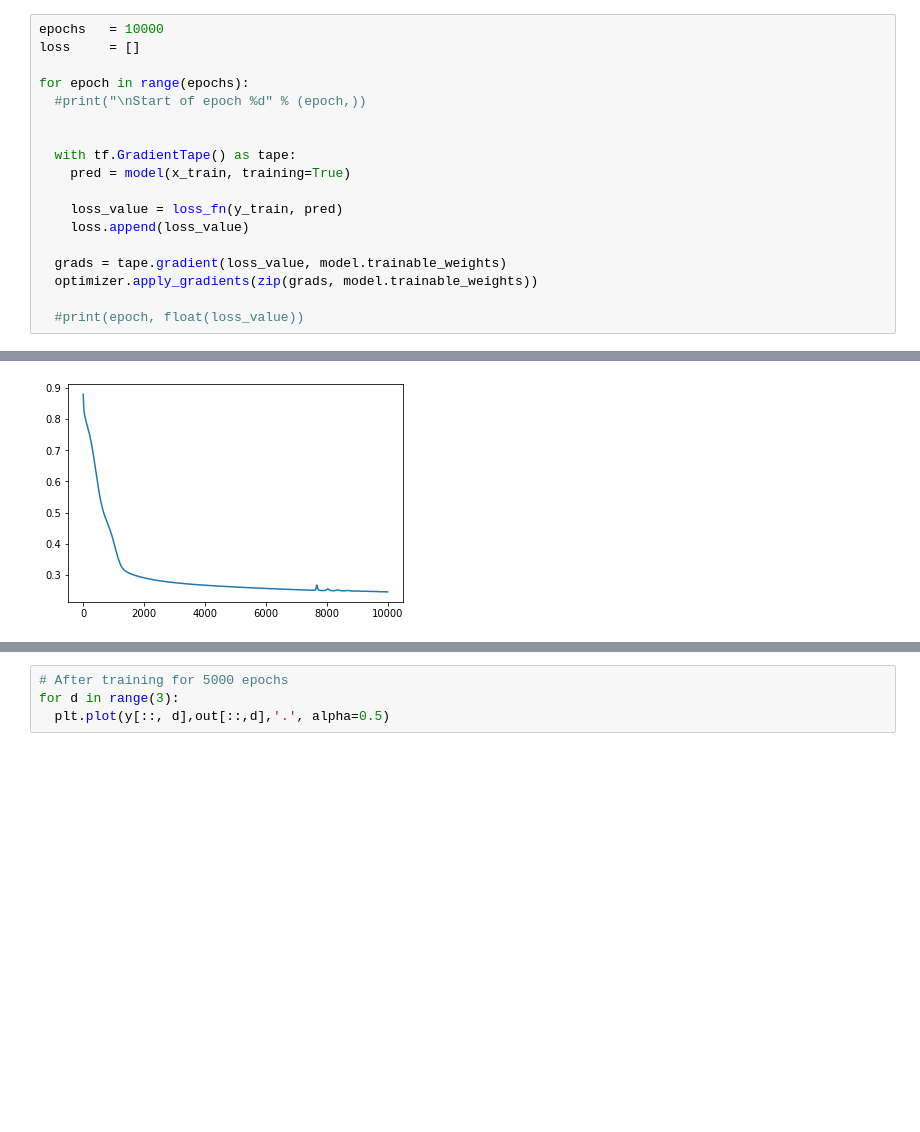
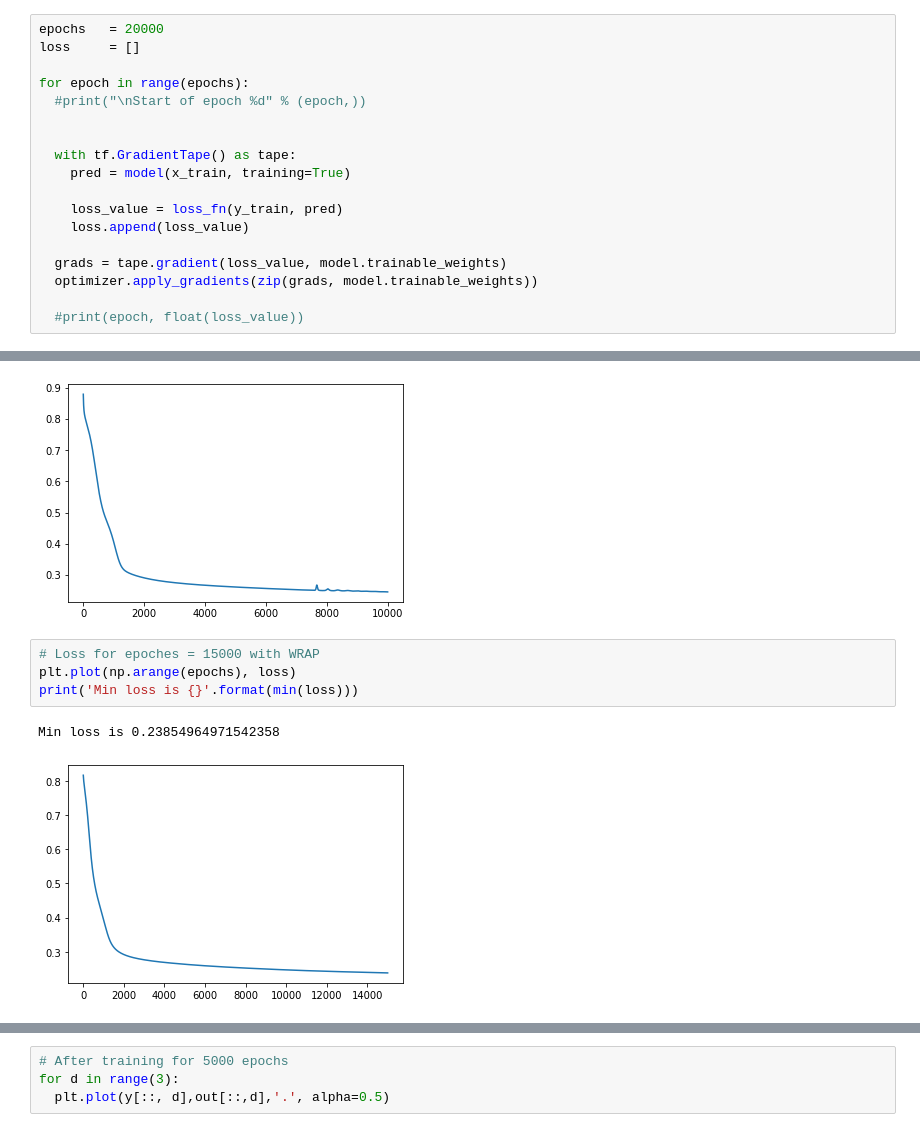
Before and after one commit to SumeetChougule/PM-HR, a Jupyter notebook: notebooks/Force_correction.ipynb, the cells around one changed output, grey strips where cells are left out. Drawn from its saved outputs; the diff is of its cells as text; blank space fills up the shorter version.

```diff
--- a/notebooks/Force_correction.ipynb
+++ b/notebooks/Force_correction.ipynb
@@ -307,7 +307,7 @@ loss_fn = losses.MeanSquaredError()
 
 x_train, y_train = in_wm, y
 # %%
-epochs   = 10000
+epochs   = 20000
 loss     = []
 
 for epoch in range(epochs):
@@ -338,3 +338,10 @@ print('Min loss is {}'.format(min(loss)))
 # %% [output]
 Min loss is 0.24552854895591736
 [figure]
+# %%
+# Loss for epoches = 15000 with WRAP
+plt.plot(np.arange(epochs), loss)
+print('Min loss is {}'.format(min(loss)))
+# %% [output]
+Min loss is 0.23854964971542358
+[figure, added]
```
Also changed, not shown: parts of 7 cells of this notebook.
